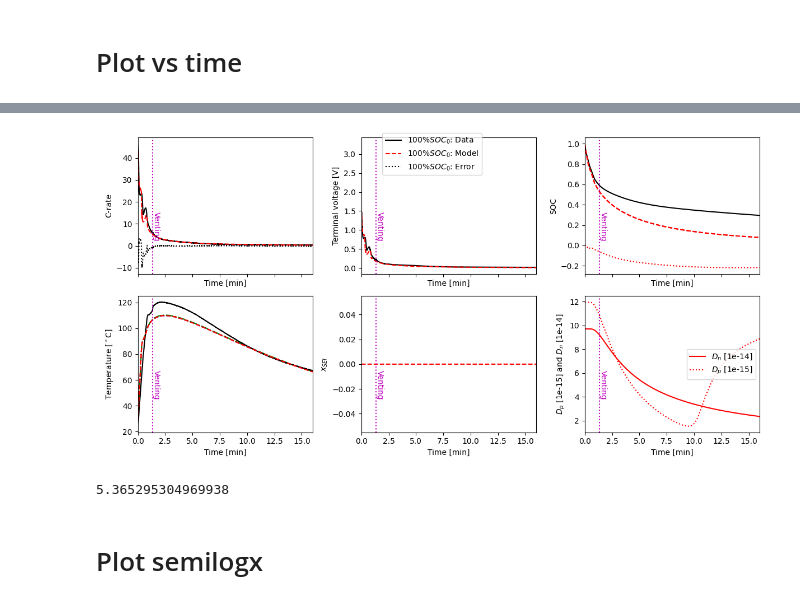
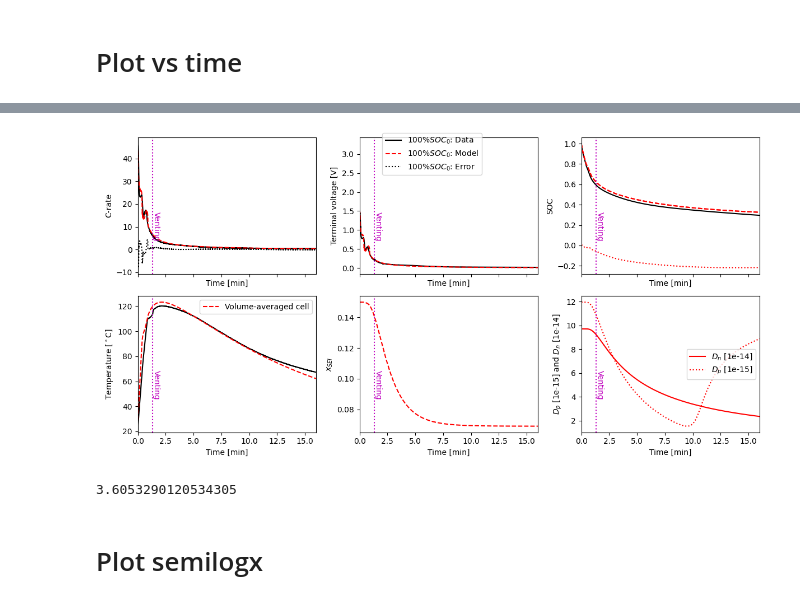
Before and after one commit to viviantran27/PyBaMM, a Jupyter notebook: fast_discharge/SPM_ESC_3-state-lumped-thermal.ipynb, the cells around one changed output, grey strips where cells are left out. Drawn from its saved outputs; the diff is of its cells as text; code cells hidden in the pictures.

Commit message:
better lumped + electrolyte dryout sim

```diff
--- a/fast_discharge/SPM_ESC_3-state-lumped-thermal.ipynb
+++ b/fast_discharge/SPM_ESC_3-state-lumped-thermal.ipynb
@@ -128,13 +128,32 @@ solutions = []
 SOC_0 = [1]#, 0.5]#, 0.15]
 SOC_name = SOC_0
 Q_nom = 4.6
-h =  8 #0.4865/0.025549 #0.009 # 10
+h =  10 #0.4865/0.025549 #0.009 # 10
 Cp = 0.8 #219.2578/0.104/1100  # 1.25
 R_tab = pybamm.Parameter("Tabbing resistance [Ohm]")
 R_ext = pybamm.Parameter("External resistance [Ohm]")
 data_sets = []
 R_tab_list =  [0.0086, 0.0078, 0.007]#, 0.015] # 0.0085 (100%), 0.0078 (75%), 0.007? (50%)
 R_esc_list = [0.0067]*len(SOC_0)
+
+
+options = {
+    "thermal": "lumped",
+    "decomposition": "true",
+    "operating mode": ExternalCircuitResistanceFunction(),
+    # "cell geometry": "arbitrary",
+    "venting":"true",
+    "loss of active material": "electrolyte dryout",
+}
+
+# options = {
+#     "thermal": "three-state lumped",
+#     "decomposition": "true",
+#     "operating mode": ExternalCircuitResistanceFunction(),
+#     "cell geometry": "arbitrary",
+#     # "venting":"true",
+#     # "loss of active material": "electrolyte dryout",
+# }
 for j, soc in enumerate(SOC_0):
 
     # load data import ESC data from file
@@ -155,14 +174,6 @@ for j, soc in enumerate(SOC_0):
     T_amb = data.Temp.iloc[0]
     data_sets.append(data)
 
-    options = {
-        "thermal": "three-state lumped",
-        # "decomposition": "true",
-        "operating mode": ExternalCircuitResistanceFunction(),
-        "cell geometry": "arbitrary",
-        "venting":"true",
-        "loss of active material": "electrolyte dryout",
-    }
     model = pybamm.lithium_ion.SPMe(options = options)
     chemistry = pybamm.parameter_sets.Tran2023
     # chemistry["electrolyte"] = "lipf6_Nyman2008"
@@ -275,17 +286,20 @@ for l, (solution,data) in enumerate(zip(solutions, data_sets)):
         T_mid = solution['Middle cell temperature [K]'].entries - 273.15
         T_core = solution['Core cell temperature [K]'].entries - 273.15
         ax[1,0].plot(x_plot, T_surf,linestyle=':', color = 'b', label = 'Outer')
-        ax[1,0].plot(x_plot, T_mid,linestyle='--', color = 'r', label = 'Middle')
+        ax[1,0].plot(x_plot, T_mid,linestyle='--', color = 'm', label = 'Middle')
         ax[1,0].plot(x_plot, T_core,linestyle='-.', color = 'g', label = 'Core')
     ax[1,0].plot(data.t/60, data.Temp,color = data_color)
     ax[1,0].plot(x_plot, T,linestyle=sim_ls, color = sim_color, label = 'Volume-averaged cell')
     ax[1,0].set_xlabel(xlabel)
     ax[1,0].set_ylabel('Temperature [$^\circ$C]')
+    ax[1,0].legend()
 
     c_n_avg = solution['R-averaged negative particle concentration'](t=t, x=x[0])
     # c_p_avg = solution['R-averaged positive particle concentration']
     # soc = (c_n_avg - 0.036)/(0.842-0.036)
-    soc = (c_n_avg - 0)/(0.8321-0)
+    # soc = (c_n_avg - 0)/(0.8321-0)
+    soc = SOC_0 - integrate.cumtrapz(I(t),t)/3600
+    soc = np.insert(soc,0,SOC_0)
     ax[0,2].plot(data.t/60, data.SOC,color = data_color)
     ax[0,2].plot(x_plot, soc,linestyle='--', color = sim_color, label = labels[l] + ": SOC" )  # can evaluate at arbitrary x (single representative particle)
     e_soc = (solution['R-averaged negative particle concentration'](t=data.t, x=x[0])- 0)/(0.8321-0) -  data.SOC
@@ -345,5 +359,5 @@ print(rmse_I)
-[figure, old version]
+[figure, new version]
-5.365295304969938
+3.6053290120534305
 # %% [markdown]
 # Plot semilogx
 # %%
```
Also changed, not shown: parts of 1 cell of this notebook, 5 other files.
